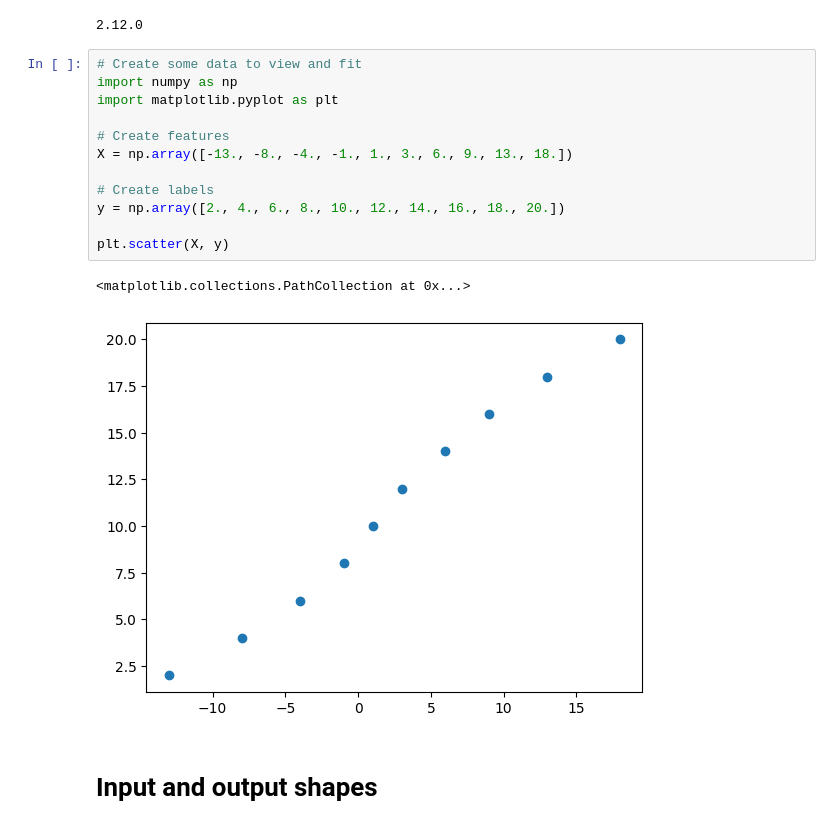
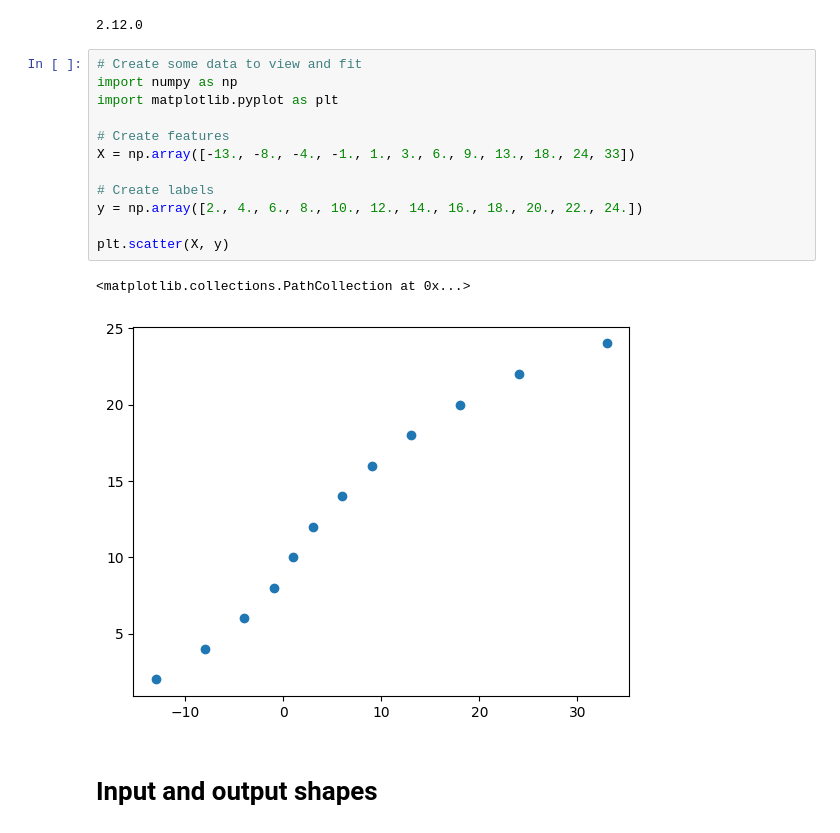
Before and after one commit to jescalada/Tensorflow-colabs, a Jupyter notebook: 01_neural_network_regression.ipynb, the cells around one changed output. Saved outputs shown, nothing was run; the diff lists cells and outputs as text.

```diff
--- a/01_neural_network_regression.ipynb
+++ b/01_neural_network_regression.ipynb
@@ -12,18 +12,18 @@ print(tf.__version__)
 # %%
 # Create some data to view and fit
 import numpy as np
 import matplotlib.pyplot as plt
 
 # Create features
-X = np.array([-13., -8., -4., -1., 1., 3., 6., 9., 13., 18.])
+X = np.array([-13., -8., -4., -1., 1., 3., 6., 9., 13., 18., 24, 33])
 
 # Create labels
-y = np.array([2., 4., 6., 8., 10., 12., 14., 16., 18., 20.])
+y = np.array([2., 4., 6., 8., 10., 12., 14., 16., 18., 20., 22., 24.])
 
 plt.scatter(X, y)
 # %% [output]
 <matplotlib.collections.PathCollection at 0x...>
-[figure, old version]
+[figure, new version]
 # %% [markdown]
 # Input and output shapes
 # %%
```
Also changed, not shown: parts of 9 cells of this notebook.
